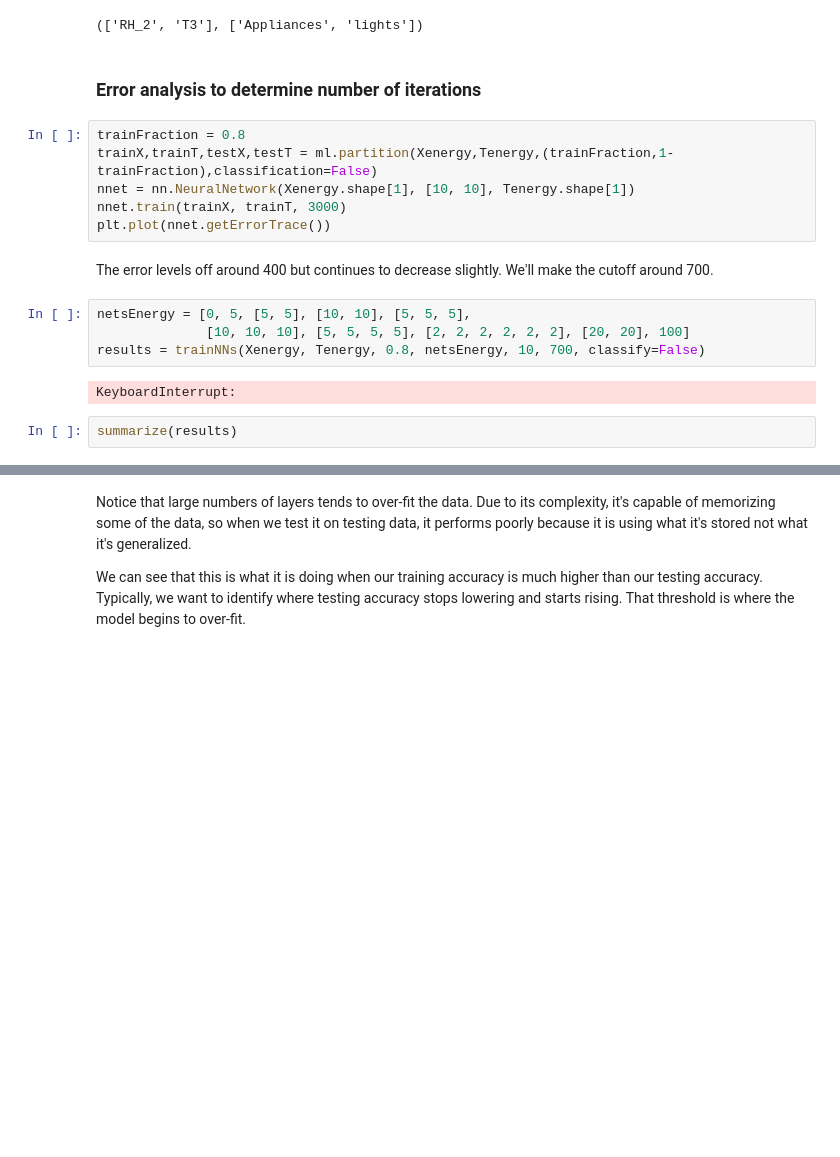
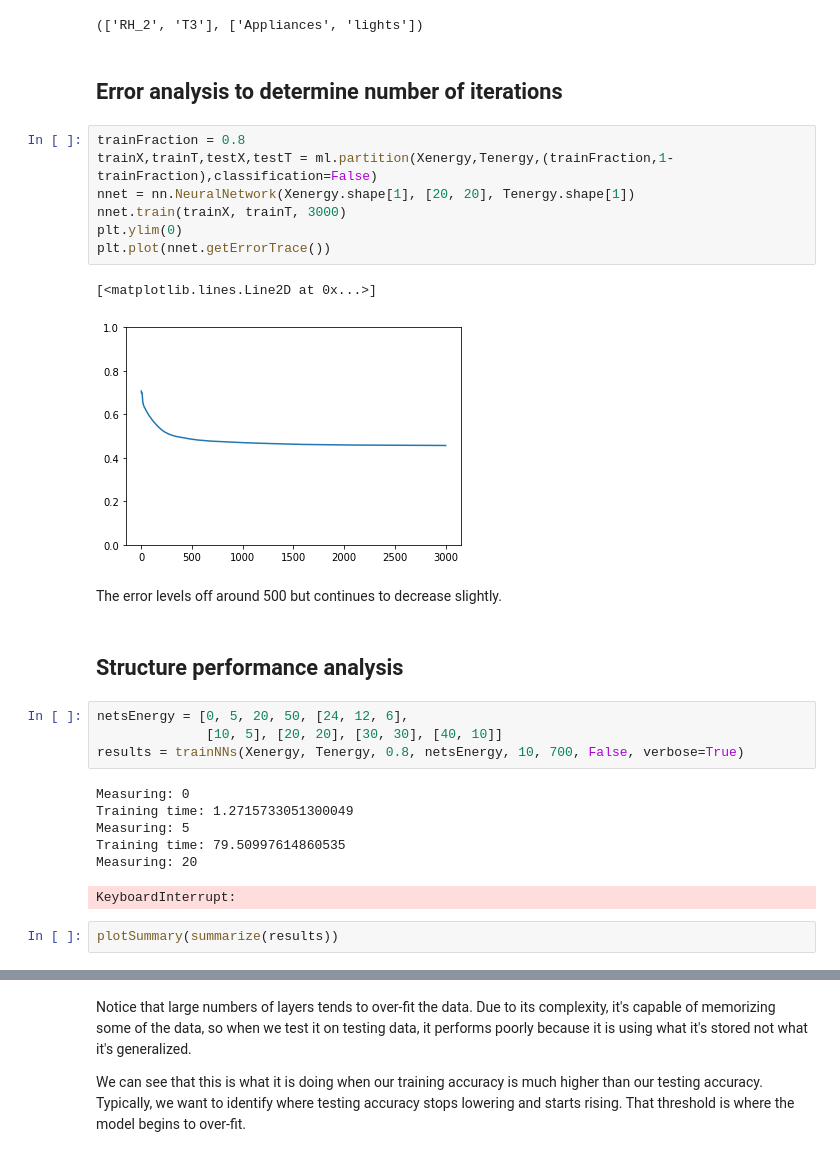
Before and after one commit to lkwilson/Conways-Game-Of-Life-AI, a Jupyter notebook: a5/Wilson-A5.ipynb, the cells around one changed output, grey strips where cells are left out. Saved outputs shown, nothing was run; the diff lists cells and outputs as text; blank space fills up the shorter version.

```diff
--- a/a5/Wilson-A5.ipynb
+++ b/a5/Wilson-A5.ipynb
@@ -286,21 +270,32 @@ Xnames[3:5], Tnames
 # %% [output]
 (['RH_2', 'T3'], ['Appliances', 'lights'])
 # %% [markdown]
-### Error analysis to determine number of iterations
+## Error analysis to determine number of iterations
 # %%
 trainFraction = 0.8
 trainX,trainT,testX,testT = ml.partition(Xenergy,Tenergy,(trainFraction,1-trainFraction),classification=False)
-nnet = nn.NeuralNetwork(Xenergy.shape[1], [10, 10], Tenergy.shape[1])
+nnet = nn.NeuralNetwork(Xenergy.shape[1], [20, 20], Tenergy.shape[1])
 nnet.train(trainX, trainT, 3000)
+plt.ylim(0)
 plt.plot(nnet.getErrorTrace())
+# %% [output]
+[<matplotlib.lines.Line2D at 0x...>]
+[figure, added]
 # %% [markdown]
-The error levels off around 400 but continues to decrease slightly. We'll make the cutoff around 700.
+The error levels off around 500 but continues to decrease slightly.
+# %% [markdown]
+## Structure performance analysis
 # %%
-netsEnergy = [0, 5, [5, 5], [10, 10], [5, 5, 5],
-              [10, 10, 10], [5, 5, 5, 5], [2, 2, 2, 2, 2, 2], [20, 20], 100]
-results = trainNNs(Xenergy, Tenergy, 0.8, netsEnergy, 10, 700, classify=False)
+netsEnergy = [0, 5, 20, 50, [24, 12, 6],
+              [10, 5], [20, 20], [30, 30], [40, 10]]
+results = trainNNs(Xenergy, Tenergy, 0.8, netsEnergy, 10, 700, False, verbose=True)
 # %% [output]
-KeyboardInterrupt:
+Measuring: 0
+Training time: 1.2715733051300049
+Measuring: 5
+Training time: 79.50997614860535
+Measuring: 20
+KeyboardInterrupt:
-# %%
-summarize(results)
+# %%
+plotSummary(summarize(results))
 # %%
```
Also changed, not shown: parts of 63 cells of this notebook, 1 other file.
